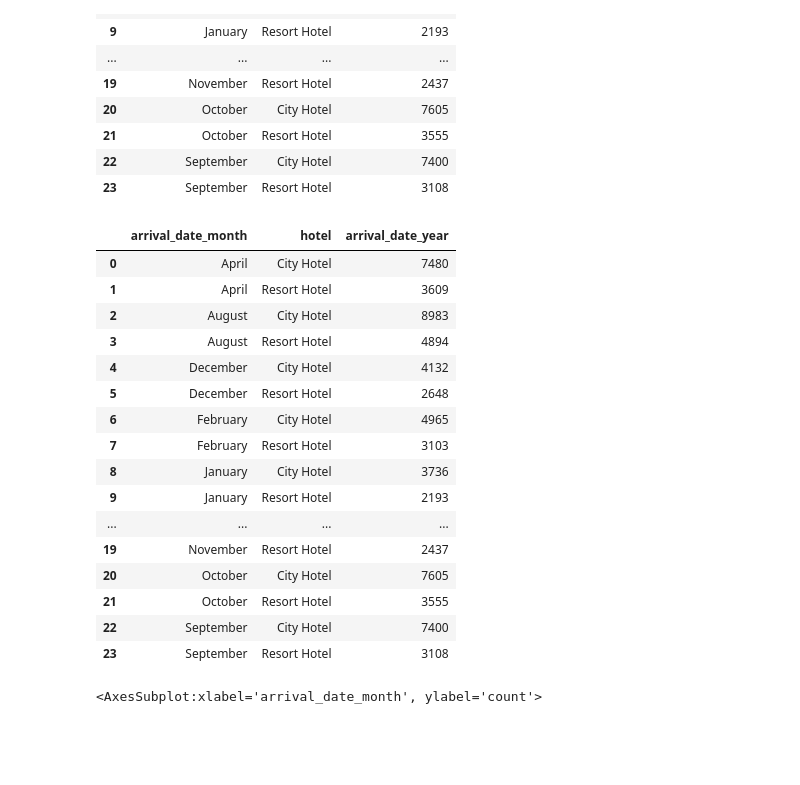
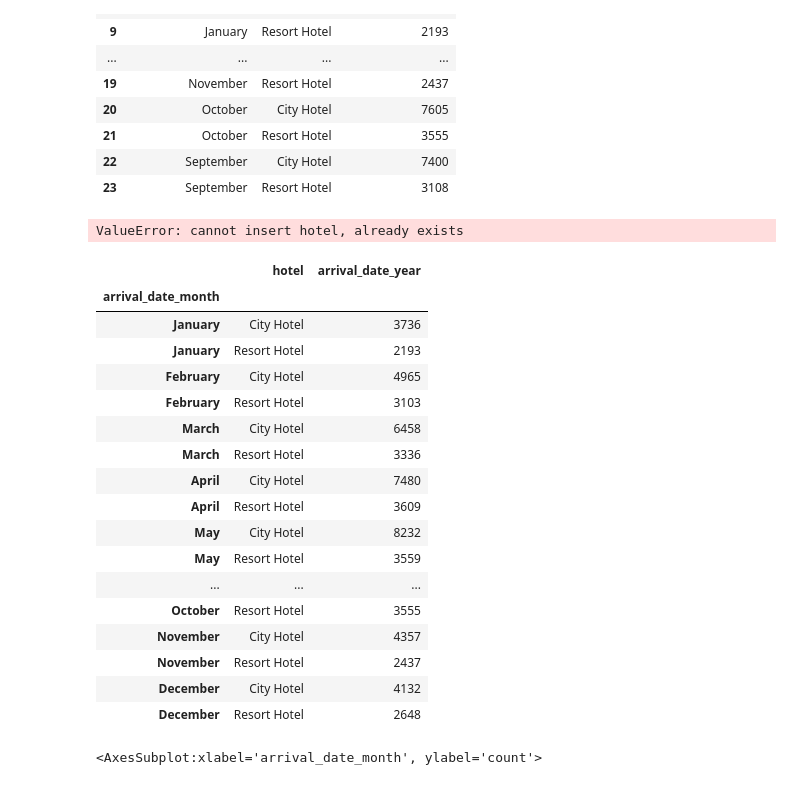
Before and after one commit to unknowngfonovich/plotly_dash, a Jupyter notebook: data_process.ipynb, the cells around one changed output. Cells and saved outputs as stored; diff of their text form; code cells hidden in the pictures; blank space fills up the shorter version.

Commit message:
started to filter the data by date series

```diff
--- a/data_process.ipynb
+++ b/data_process.ipynb
@@ -230,26 +180,31 @@ data.groupby(['arrival_date_month', 'hotel'], as_index=False).agg({'arrival_date
 | 23 | September | Resort Hotel | 3108 |
 # %%
 px.line(data.groupby(['arrival_date_month', 'hotel'], as_index=False).agg({'arrival_date_year': 'count'}), x='arrival_date_month', y='arrival_date_year', line_group='hotel')
+# %%
+data[['hotel', 'arrival_date_month']].groupby(['hotel', 'arrival_date_month']).agg({'hotel': 'count'}).reset_index()
+# %% [output]
+ValueError: cannot insert hotel, already exists
 # %%
-data.groupby(['arrival_date_month', 'hotel'], as_index=False).agg({'arrival_date_year': 'count'})
+data.groupby(['arrival_date_month', 'hotel'], as_index=False).agg({'arrival_date_year': 'count'}).set_index('arrival_date_month').loc[calendar]
 # %% [output]
-|  | arrival_date_month | hotel | arrival_date_year |
-| 0 | April | City Hotel | 7480 |
-| 1 | April | Resort Hotel | 3609 |
-| 2 | August | City Hotel | 8983 |
-| 3 | August | Resort Hotel | 4894 |
-| 4 | December | City Hotel | 4132 |
-| 5 | December | Resort Hotel | 2648 |
-| 6 | February | City Hotel | 4965 |
-| 7 | February | Resort Hotel | 3103 |
-| 8 | January | City Hotel | 3736 |
-| 9 | January | Resort Hotel | 2193 |
-| ... | ... | ... | ... |
-| 19 | November | Resort Hotel | 2437 |
-| 20 | October | City Hotel | 7605 |
-| 21 | October | Resort Hotel | 3555 |
-| 22 | September | City Hotel | 7400 |
-| 23 | September | Resort Hotel | 3108 |
+|  | hotel | arrival_date_year |
+| arrival_date_month |  |  |
+| January | City Hotel | 3736 |
+| January | Resort Hotel | 2193 |
+| February | City Hotel | 4965 |
+| February | Resort Hotel | 3103 |
+| March | City Hotel | 6458 |
+| March | Resort Hotel | 3336 |
+| April | City Hotel | 7480 |
+| April | Resort Hotel | 3609 |
+| May | City Hotel | 8232 |
+| May | Resort Hotel | 3559 |
+| ... | ... | ... |
+| October | Resort Hotel | 3555 |
+| November | City Hotel | 4357 |
+| November | Resort Hotel | 2437 |
+| December | City Hotel | 4132 |
+| December | Resort Hotel | 2648 |
 # %%
 sns.countplot(data=data, x=data['arrival_date_month'], order=calendar, hue=data['hotel'])
 # %% [output]
```
Also changed, not shown: parts of 4 cells of this notebook, 1 other file.
